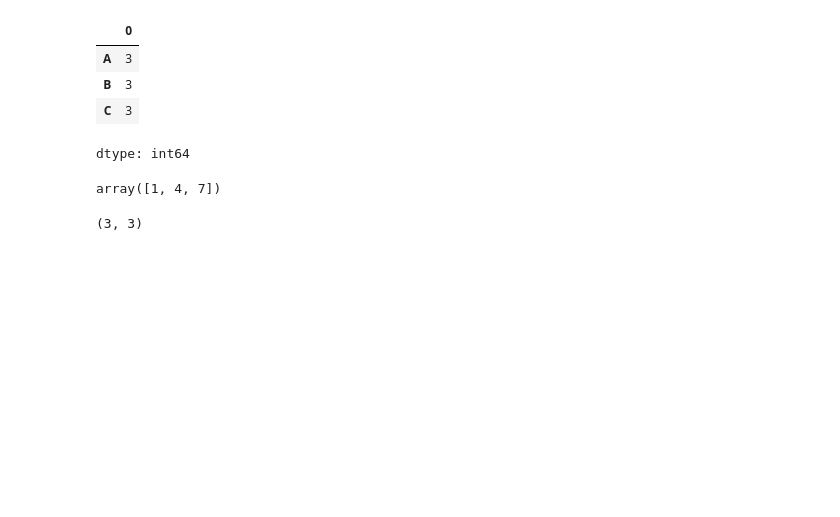
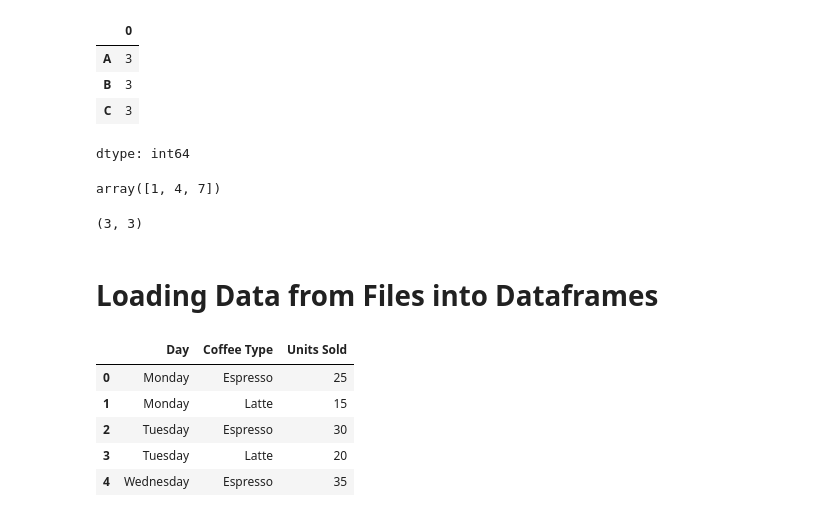
Before and after one commit to fazlialtunn/learning_pandas, a Jupyter notebook: learning_pandas.ipynb, the cells around one changed output. Cells and saved outputs as stored; diff of their text form; code cells hidden in the pictures; blank space fills up the shorter version.

```diff
--- a/learning_pandas.ipynb
+++ b/learning_pandas.ipynb
@@ -63,3 +63,15 @@ array([1, 4, 7])
 df.shape
 # %% [output]
 (3, 3)
+# %% [markdown]
+# **Loading Data from Files into Dataframes**
+# %%
+coffee_df = pd.read_csv('sample_data/coffee.csv')
+coffee_df.head()
+# %% [output]
+|  | Day | Coffee Type | Units Sold |
+| 0 | Monday | Espresso | 25 |
+| 1 | Monday | Latte | 15 |
+| 2 | Tuesday | Espresso | 30 |
+| 3 | Tuesday | Latte | 20 |
+| 4 | Wednesday | Espresso | 35 |
```
Also changed, not shown: parts of 7 cells of this notebook.
